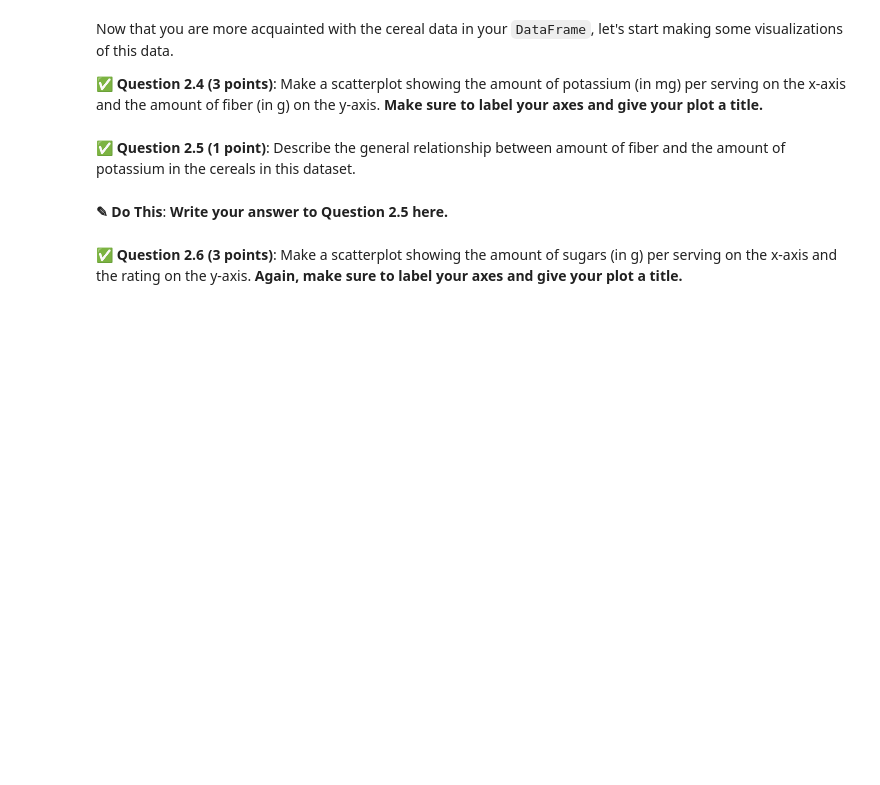
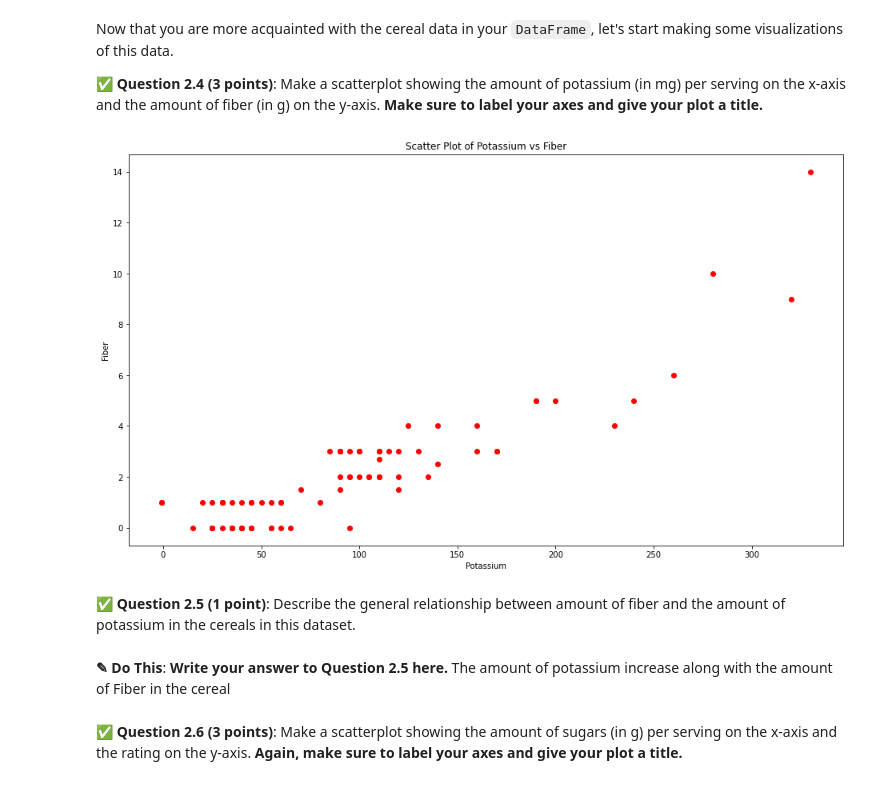
Before and after one commit to Unicore27/CMSE202_FS23_Turnin, a Jupyter notebook: Midterm/CMSE202-Midterm-Section002-Luke Victor.ipynb, the cells around one changed output. Saved outputs shown, nothing was run; the diff lists cells and outputs as text; code cells hidden in the pictures; blank space fills up the shorter version.

```diff
--- a/Midterm/CMSE202-Midterm-Section002-Luke Victor.ipynb
+++ b/Midterm/CMSE202-Midterm-Section002-Luke Victor.ipynb
@@ -103,6 +152,22 @@ Now that you are more acquainted with the cereal data in your `DataFrame`, let's
+# %%
+# Put your code for Question 2.4 here
+import matplotlib.pyplot as plt
+import numpy as np
+df =pd.read_csv('cereal.csv')
+plt.figure(figsize=(16, 9))
+plt.scatter(df['potass'], df['fiber'],c='red')
+
+# Add labels and title
+plt.xlabel('Potassium')
+plt.ylabel('Fiber')
+plt.title('Scatter Plot of Potassium vs Fiber')
+plt.show()
+# %% [output]
+[figure, added]
 # %% [markdown]
 &#9989; **Question 2.5 (1 point)**: Describe the general relationship between amount of fiber and the amount of potassium in the cereals in this dataset.
 # %% [markdown]
 **<font size=+3>&#9998;</font> Do This**: **Write your answer to Question 2.5 here.**
+The amount of potassium increase along with the amount of Fiber in the cereal
 # %% [markdown]
 &#9989; **Question 2.6 (3 points)**: Make a scatterplot showing the amount of sugars (in g) per serving on the x-axis and the rating on the y-axis. **Again, make sure to label your axes and give your plot a title.**
```
Also changed, not shown: parts of 16 cells of this notebook.
